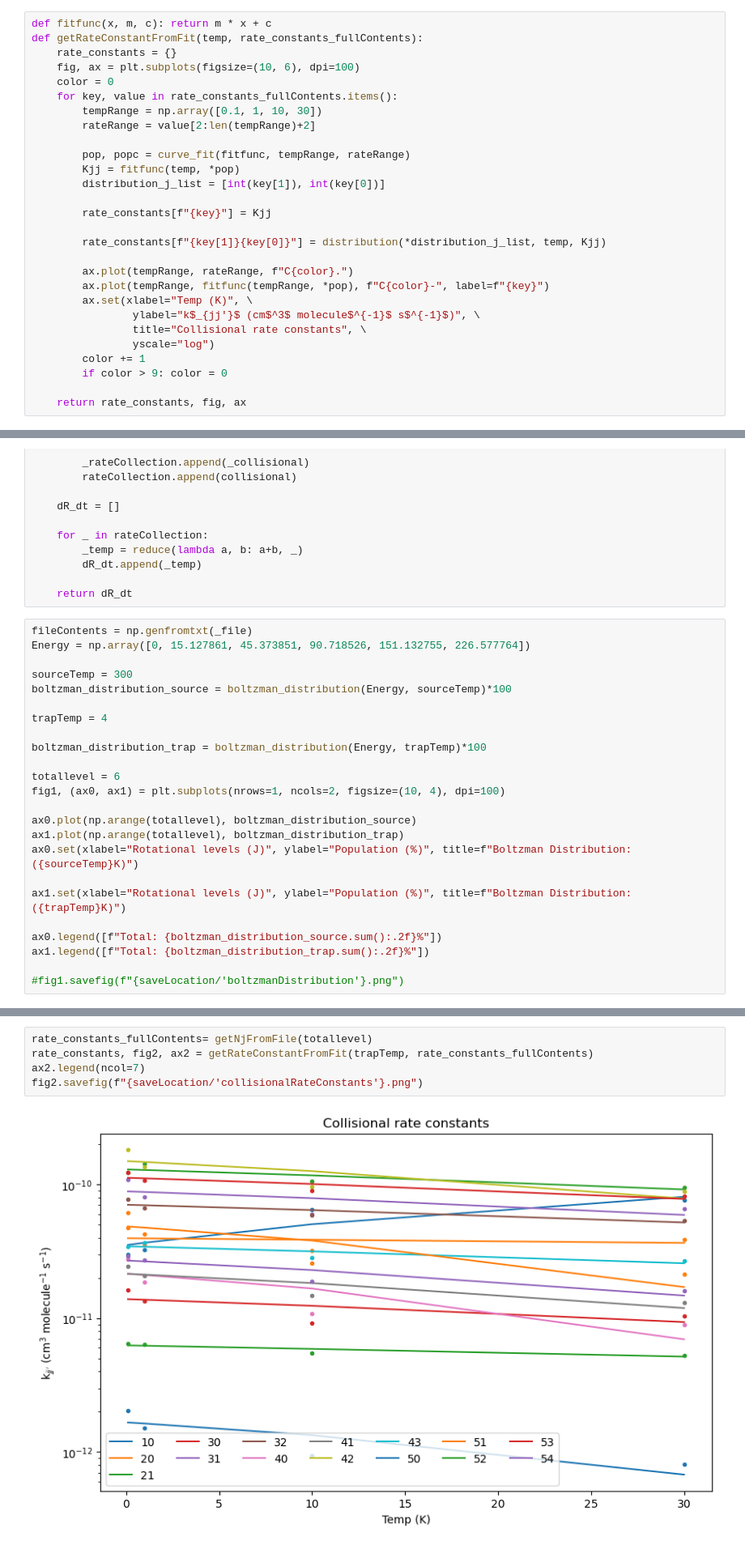
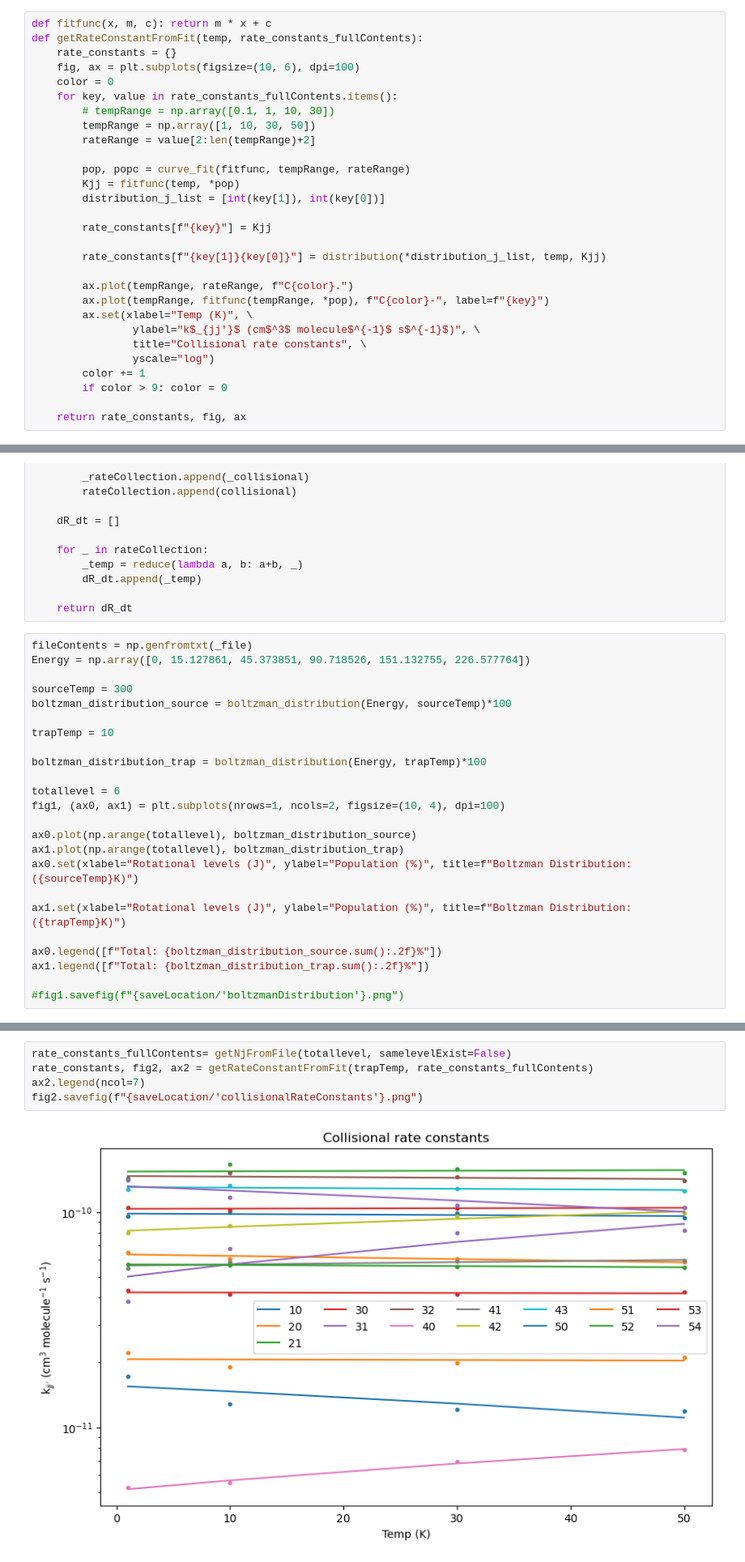
Before and after one commit to aravindhnivas/FELion_GUI3, a Jupyter notebook: static/assets/python_files/notebooks/CollisionalSimulations/CollisionalSimulations.ipynb, the cells around one changed output, grey strips where cells are left out. Shown at 81% size. Cells and saved outputs as stored; diff of their text form.

```diff
--- a/static/assets/python_files/notebooks/CollisionalSimulations/CollisionalSimulations.ipynb
+++ b/static/assets/python_files/notebooks/CollisionalSimulations/CollisionalSimulations.ipynb
@@ -52,7 +54,8 @@ def getRateConstantFromFit(temp, rate_constants_fullContents):
     fig, ax = plt.subplots(figsize=(10, 6), dpi=100)
     color = 0
     for key, value in rate_constants_fullContents.items():
-        tempRange = np.array([0.1, 1, 10, 30])
+        # tempRange = np.array([0.1, 1, 10, 30])
+        tempRange = np.array([1, 10, 30, 50])
         rateRange = value[2:len(tempRange)+2]
 
         pop, popc = curve_fit(fitfunc, tempRange, rateRange)
@@ -111,7 +114,7 @@ Energy = np.array([0, 15.127861, 45.373851, 90.718526, 151.132755, 226.577764])
 sourceTemp = 300
 boltzman_distribution_source = boltzman_distribution(Energy, sourceTemp)*100
 
-trapTemp = 4
+trapTemp = 10
 
 boltzman_distribution_trap = boltzman_distribution(Energy, trapTemp)*100
 
@@ -134,10 +137,10 @@ ax1.legend([f"Total: {boltzman_distribution_trap.sum():.2f}%"])
 # %%
-rate_constants_fullContents= getNjFromFile(totallevel)
+rate_constants_fullContents= getNjFromFile(totallevel, samelevelExist=False)
 rate_constants, fig2, ax2 = getRateConstantFromFit(trapTemp, rate_constants_fullContents)
 ax2.legend(ncol=7)
 fig2.savefig(f"{saveLocation/'collisionalRateConstants'}.png")
 # %% [output]
-[figure, old version]
+[figure, new version]
 # %%
 %%time
 nHe = 1e15
```
Also changed, not shown: parts of 7 cells of this notebook.
